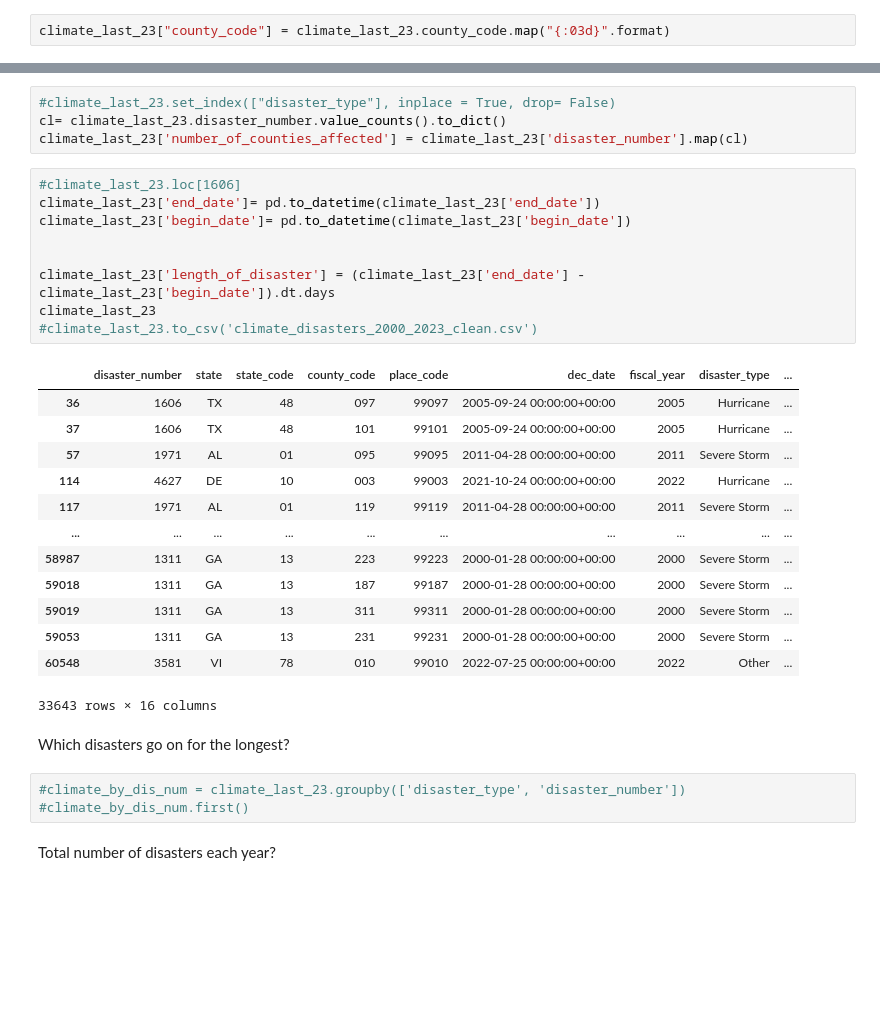
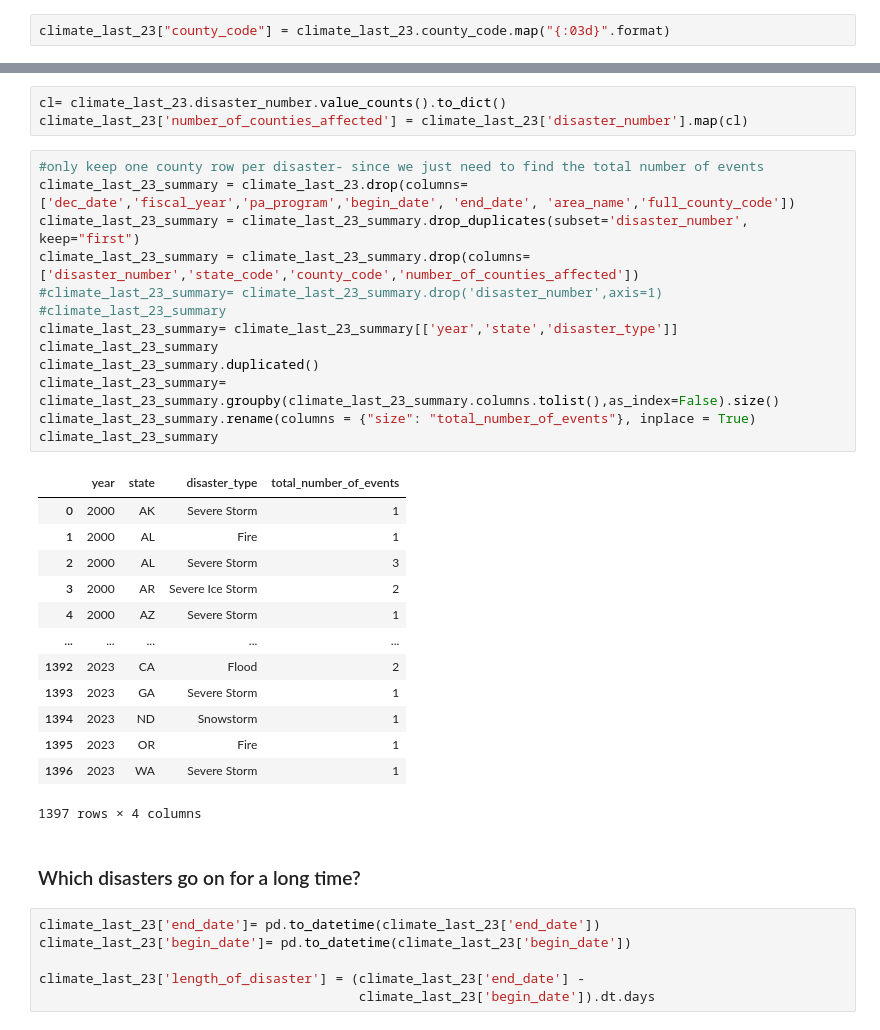
Before and after one commit to uchicago-mscapp-projects/snow-lm, a Jupyter notebook: climate_data.ipynb, the cells around one changed output, grey strips where cells are left out. Drawn from its saved outputs; the diff is of its cells as text; blank space fills up the shorter version.

Commit message:
Cleaned notebook and added function

```diff
--- a/climate_data.ipynb
+++ b/climate_data.ipynb
@@ -264,34 +281,38 @@ Name: disaster_number, Length: 1585, dtype: int64
 # %%
-#climate_last_23.set_index(["disaster_type"], inplace = True, drop= False)
 cl= climate_last_23.disaster_number.value_counts().to_dict()
 climate_last_23['number_of_counties_affected'] = climate_last_23['disaster_number'].map(cl)
+# %%
+#only keep one county row per disaster- since we just need to find the total number of events
+climate_last_23_summary = climate_last_23.drop(columns=['dec_date','fiscal_year','pa_program','begin_date', 'end_date', 'area_name','full_county_code'])
+climate_last_23_summary = climate_last_23_summary.drop_duplicates(subset='disaster_number', keep="first")
+climate_last_23_summary = climate_last_23_summary.drop(columns=['disaster_number','state_code','county_code','number_of_counties_affected'])
+#climate_last_23_summary= climate_last_23_summary.drop('disaster_number',axis=1)
+#climate_last_23_summary
+climate_last_23_summary= climate_last_23_summary[['year','state','disaster_type']]
+climate_last_23_summary
+climate_last_23_summary.duplicated()
+climate_last_23_summary= climate_last_23_summary.groupby(climate_last_23_summary.columns.tolist(),as_index=False).size()
+climate_last_23_summary.rename(columns = {"size": "total_number_of_events"}, inplace = True)
+climate_last_23_summary
+# %% [output]
+|  | year | state | disaster_type | total_number_of_events |
+| 0 | 2000 | AK | Severe Storm | 1 |
+| 1 | 2000 | AL | Fire | 1 |
+| 2 | 2000 | AL | Severe Storm | 3 |
+| 3 | 2000 | AR | Severe Ice Storm | 2 |
+| 4 | 2000 | AZ | Severe Storm | 1 |
+| ... | ... | ... | ... | ... |
+| 1392 | 2023 | CA | Flood | 2 |
+| 1393 | 2023 | GA | Severe Storm | 1 |
+| 1394 | 2023 | ND | Snowstorm | 1 |
+| 1395 | 2023 | OR | Fire | 1 |
+| 1396 | 2023 | WA | Severe Storm | 1 |
+1397 rows × 4 columns
+# %% [markdown]
+### Which disasters go on for a long time?
 # %%
-#climate_last_23.loc[1606]
 climate_last_23['end_date']= pd.to_datetime(climate_last_23['end_date'])
 climate_last_23['begin_date']= pd.to_datetime(climate_last_23['begin_date'])
 
-
-climate_last_23['length_of_disaster'] = (climate_last_23['end_date'] - climate_last_23['begin_date']).dt.days
-climate_last_23
-#climate_last_23.to_csv('climate_disasters_2000_2023_clean.csv')
+climate_last_23['length_of_disaster'] = (climate_last_23['end_date'] -
+                                         climate_last_23['begin_date']).dt.days
-# %% [output]
-|  | disaster_number | state | state_code | county_code | place_code | dec_date | fiscal_year | disaster_type | ... |
-| 36 | 1606 | TX | 48 | 097 | 99097 | 2005-09-24 00:00:00+00:00 | 2005 | Hurricane | ... |
-| 37 | 1606 | TX | 48 | 101 | 99101 | 2005-09-24 00:00:00+00:00 | 2005 | Hurricane | ... |
-| 57 | 1971 | AL | 01 | 095 | 99095 | 2011-04-28 00:00:00+00:00 | 2011 | Severe Storm | ... |
-| 114 | 4627 | DE | 10 | 003 | 99003 | 2021-10-24 00:00:00+00:00 | 2022 | Hurricane | ... |
-| 117 | 1971 | AL | 01 | 119 | 99119 | 2011-04-28 00:00:00+00:00 | 2011 | Severe Storm | ... |
-| ... | ... | ... | ... | ... | ... | ... | ... | ... | ... |
-| 58987 | 1311 | GA | 13 | 223 | 99223 | 2000-01-28 00:00:00+00:00 | 2000 | Severe Storm | ... |
-| 59018 | 1311 | GA | 13 | 187 | 99187 | 2000-01-28 00:00:00+00:00 | 2000 | Severe Storm | ... |
-| 59019 | 1311 | GA | 13 | 311 | 99311 | 2000-01-28 00:00:00+00:00 | 2000 | Severe Storm | ... |
-| 59053 | 1311 | GA | 13 | 231 | 99231 | 2000-01-28 00:00:00+00:00 | 2000 | Severe Storm | ... |
-| 60548 | 3581 | VI | 78 | 010 | 99010 | 2022-07-25 00:00:00+00:00 | 2022 | Other | ... |
-33643 rows × 16 columns
-# %% [markdown]
-Which disasters go on for the longest?
-# %%
-#climate_by_dis_num = climate_last_23.groupby(['disaster_type', 'disaster_number'])
-#climate_by_dis_num.first()
-# %% [markdown]
-Total number of disasters each year?
```
Also changed, not shown: parts of 38 cells of this notebook, 1 other file.
